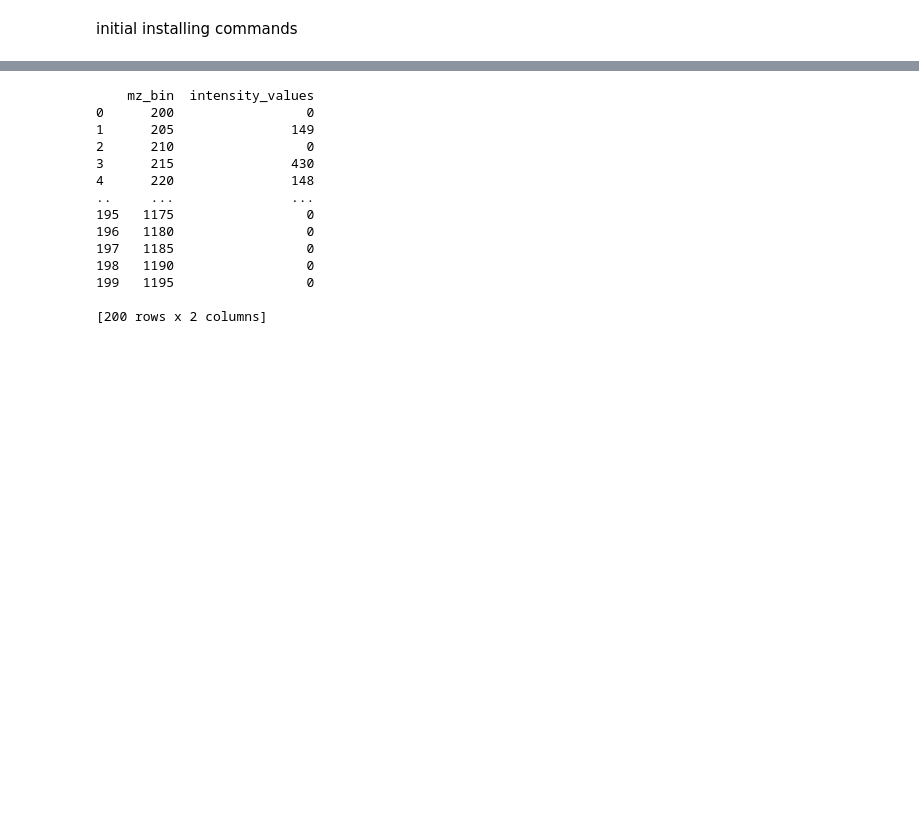
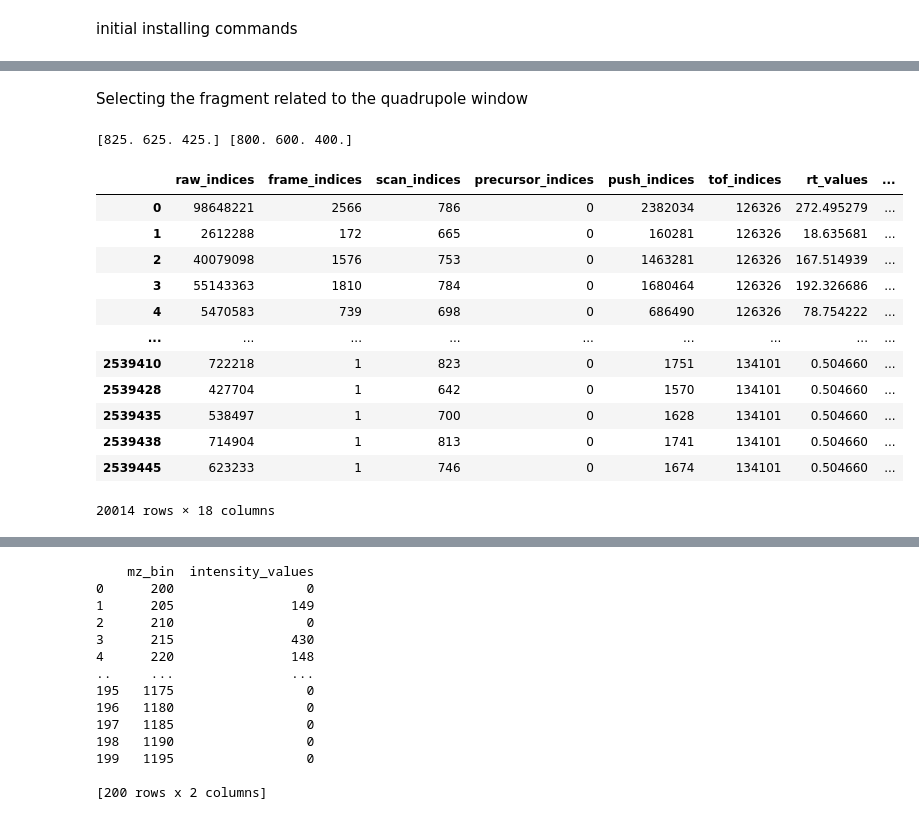
Before and after one commit to RapidSpectraX-Final-Year-Project/1.0, a Jupyter notebook: featureExtraction.ipynb, the cells around one changed output, grey strips where cells are left out. Cells and saved outputs as stored; diff of their text form; code cells hidden in the pictures; blank space fills up the shorter version.

```diff
--- a/featureExtraction.ipynb
+++ b/featureExtraction.ipynb
@@ -125,9 +139,13 @@ window_1_precursor.sort_values(by="intensity_values",ascending= False).head()
+# %% [markdown]
+Selecting the fragment related to the quadrupole window
 # %%
-# window_1_fragments= data[:,:,1,:]   #data.__getitem__((slice(None), slice(None), 2, slice(None)))
-# quad_low_mz_values = window_1_fragments['quad_low_mz_values'].unique()
-# quad_high_mz_values = window_1_fragments['quad_high_mz_values'].unique()
-# print(quad_high_mz_values,quad_low_mz_values)
+window_1_fragments= data[:,:,1,:]   #data.__getitem__((slice(None), slice(None), 2, slice(None)))
+quad_low_mz_values = window_1_fragments['quad_low_mz_values'].unique()
+quad_high_mz_values = window_1_fragments['quad_high_mz_values'].unique()
+print(quad_high_mz_values,quad_low_mz_values)
 
-# # i= 0
-# # window_1_precursor = window_1_precursor[(precursor_temp['mz_values']>=quad_low_mz_values[2-i]) & (precursor_temp['mz_values']<quad_high_mz_values[2-i])]
-# # window_1_precursor
+# i= 0
+# window_1_precursor = window_1_precursor[(precursor_temp['mz_values']>=quad_low_mz_values[2-i]) & (precursor_temp['mz_values']<quad_high_mz_values[2-i])]
+# window_1_precursor
+# %% [output]
+[825. 625. 425.] [800. 600. 400.]
@@ -159,3 +252,23 @@ def group_similar_rows(df, rt_tolerance, mobility_tolerance, mz_tolerance):
+# %%
+# for idx, group in enumerate(isotope_groups):
+#     print(f"Isotope Group {idx + 1}:")
+#     print(group, "\n")
+#     break
+isotope_groups[isotope_groups['peptide_group'].isnull()]
+# %% [output]
+|  | raw_indices | frame_indices | scan_indices | precursor_indices | push_indices | tof_indices | rt_values | ... |
+| 0 | 98648221 | 2566 | 786 | 0 | 2382034 | 126326 | 272.495279 | ... |
+| 1 | 2612288 | 172 | 665 | 0 | 160281 | 126326 | 18.635681 | ... |
+| 2 | 40079098 | 1576 | 753 | 0 | 1463281 | 126326 | 167.514939 | ... |
+| 3 | 55143363 | 1810 | 784 | 0 | 1680464 | 126326 | 192.326686 | ... |
+| 4 | 5470583 | 739 | 698 | 0 | 686490 | 126326 | 78.754222 | ... |
+| ... | ... | ... | ... | ... | ... | ... | ... | ... |
+| 2539410 | 722218 | 1 | 823 | 0 | 1751 | 134101 | 0.504660 | ... |
+| 2539428 | 427704 | 1 | 642 | 0 | 1570 | 134101 | 0.504660 | ... |
+| 2539435 | 538497 | 1 | 700 | 0 | 1628 | 134101 | 0.504660 | ... |
+| 2539438 | 714904 | 1 | 813 | 0 | 1741 | 134101 | 0.504660 | ... |
+| 2539445 | 623233 | 1 | 746 | 0 | 1674 | 134101 | 0.504660 | ... |
+20014 rows × 18 columns
 # %%
 grouped_window_1_precursors =  group_similar_rows(
     window_1_precursor,
```
Also changed, not shown: parts of 28 cells of this notebook.
